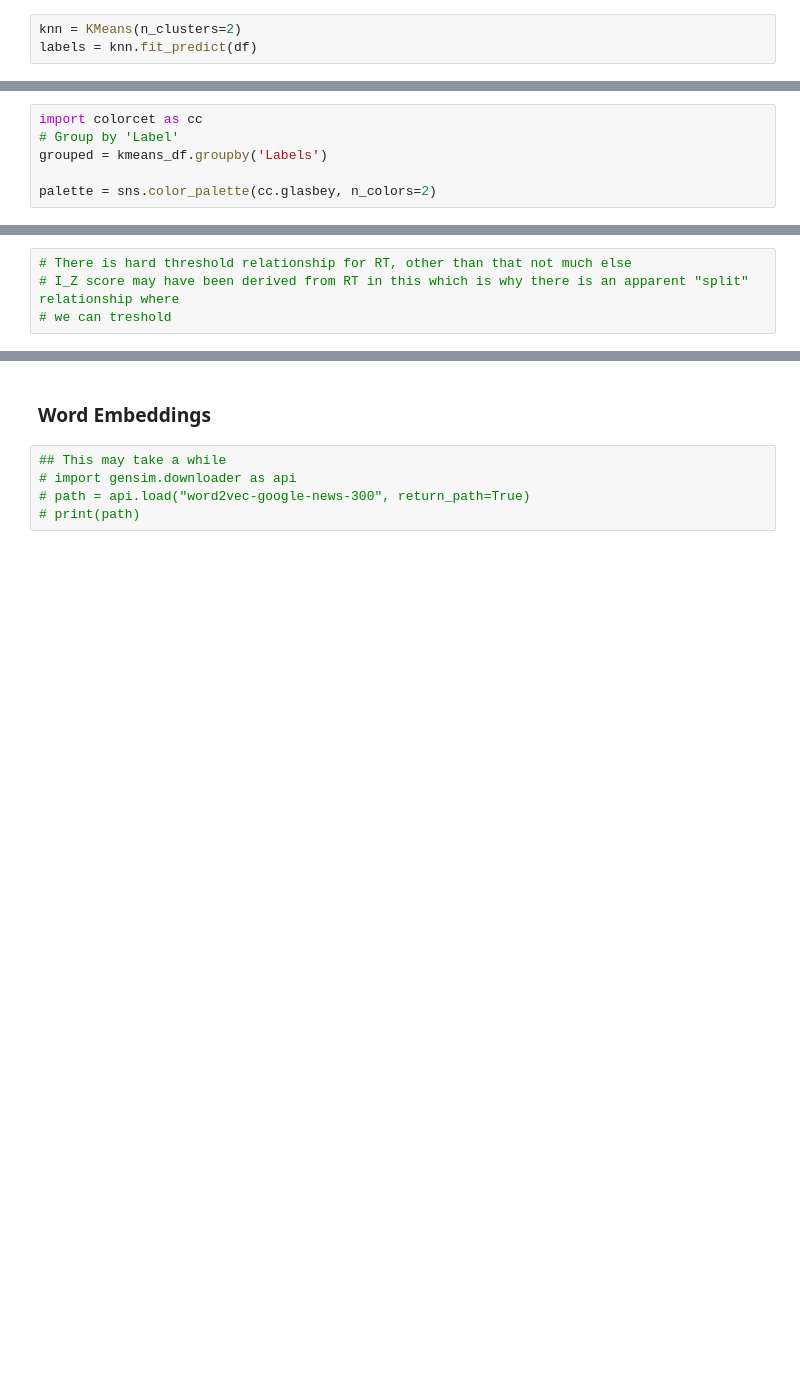
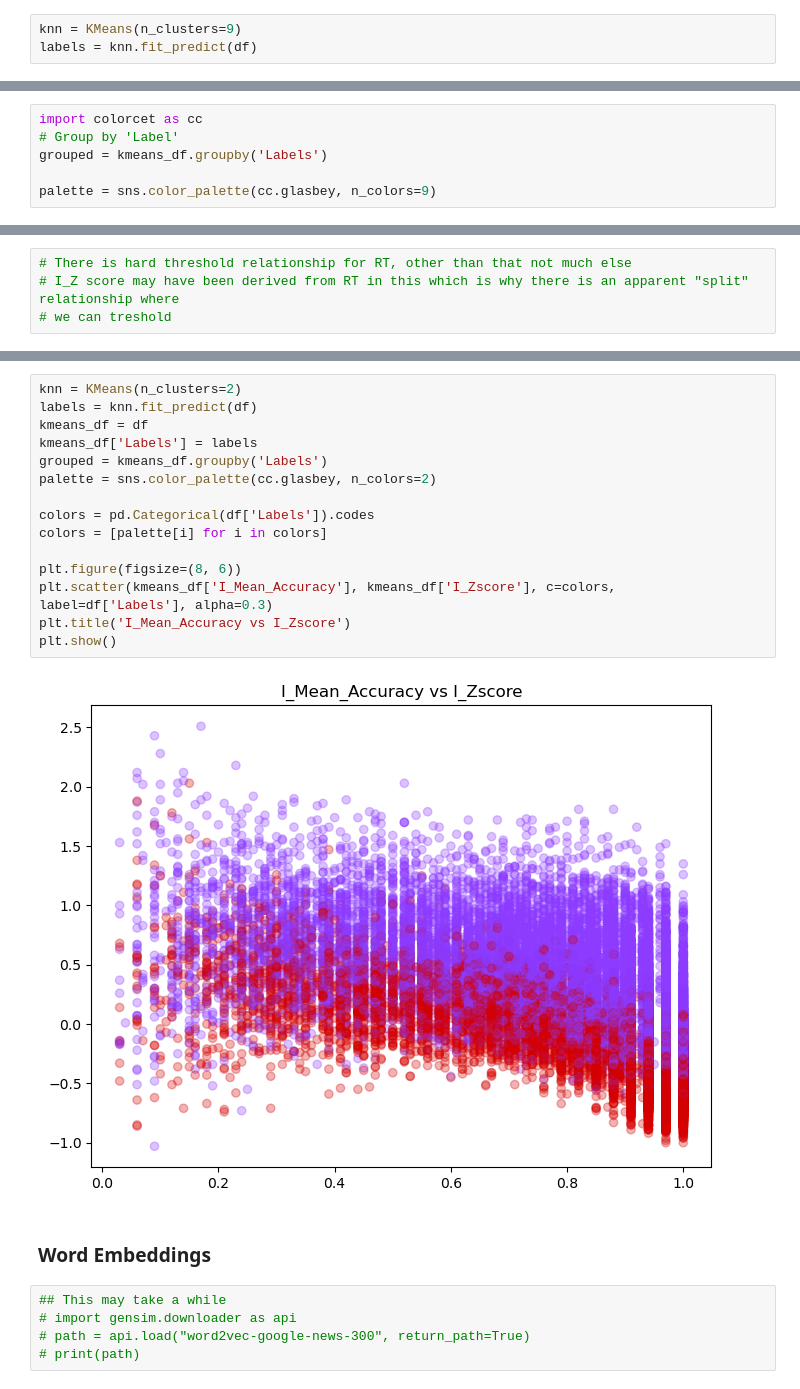
Before and after one commit to e7song/COGS118B_WI24_Final_Project, a Jupyter notebook: scratch/Clustering.ipynb, the cells around one changed output, grey strips where cells are left out. Saved outputs shown, nothing was run; the diff lists cells and outputs as text; blank space fills up the shorter version.

```diff
--- a/scratch/Clustering.ipynb
+++ b/scratch/Clustering.ipynb
@@ -255,7 +272,7 @@ for n in [2, 3, 6, 12, 24]:
 # %%
 pca_scores
 # %%
-knn = KMeans(n_clusters=2)
+knn = KMeans(n_clusters=9)
 labels = knn.fit_predict(df)
 # %%
 kmeans_df = df
@@ -272,7 +310,7 @@ import colorcet as cc
 # Group by 'Label'
 grouped = kmeans_df.groupby('Labels')
 
-palette = sns.color_palette(cc.glasbey, n_colors=2)
+palette = sns.color_palette(cc.glasbey, n_colors=9)
 # %%
 # Create subplots
 fig, axes = plt.subplots(2,4, figsize=(20, 10))
@@ -302,3 +344,20 @@ plt.show()
+# %%
+knn = KMeans(n_clusters=2)
+labels = knn.fit_predict(df)
+kmeans_df = df
+kmeans_df['Labels'] = labels
+grouped = kmeans_df.groupby('Labels')
+palette = sns.color_palette(cc.glasbey, n_colors=2)
+
+colors = pd.Categorical(df['Labels']).codes
+colors = [palette[i] for i in colors]
+
+plt.figure(figsize=(8, 6))
+plt.scatter(kmeans_df['I_Mean_Accuracy'], kmeans_df['I_Zscore'], c=colors, label=df['Labels'], alpha=0.3)
+plt.title('I_Mean_Accuracy vs I_Zscore')
+plt.show()
+# %% [output]
+[figure, added]
 # %% [markdown]
 ### Word Embeddings
 # %%
```
Also changed, not shown: parts of 10 cells of this notebook, 5 other files.
